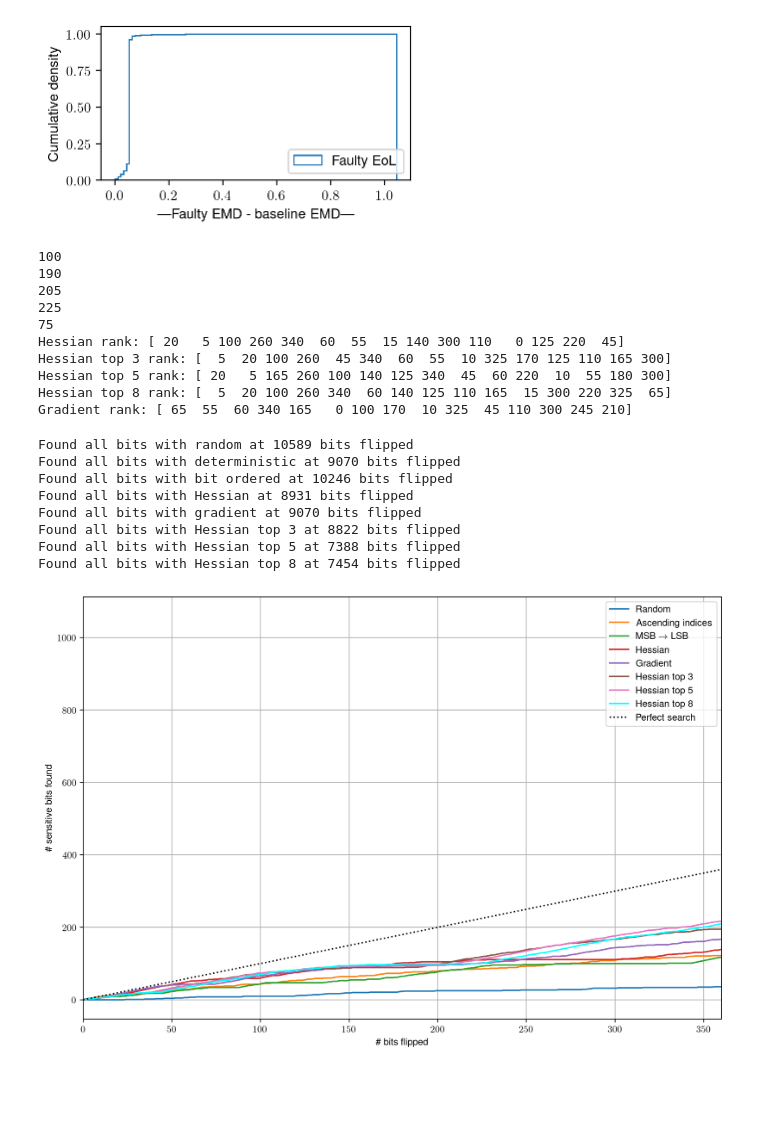
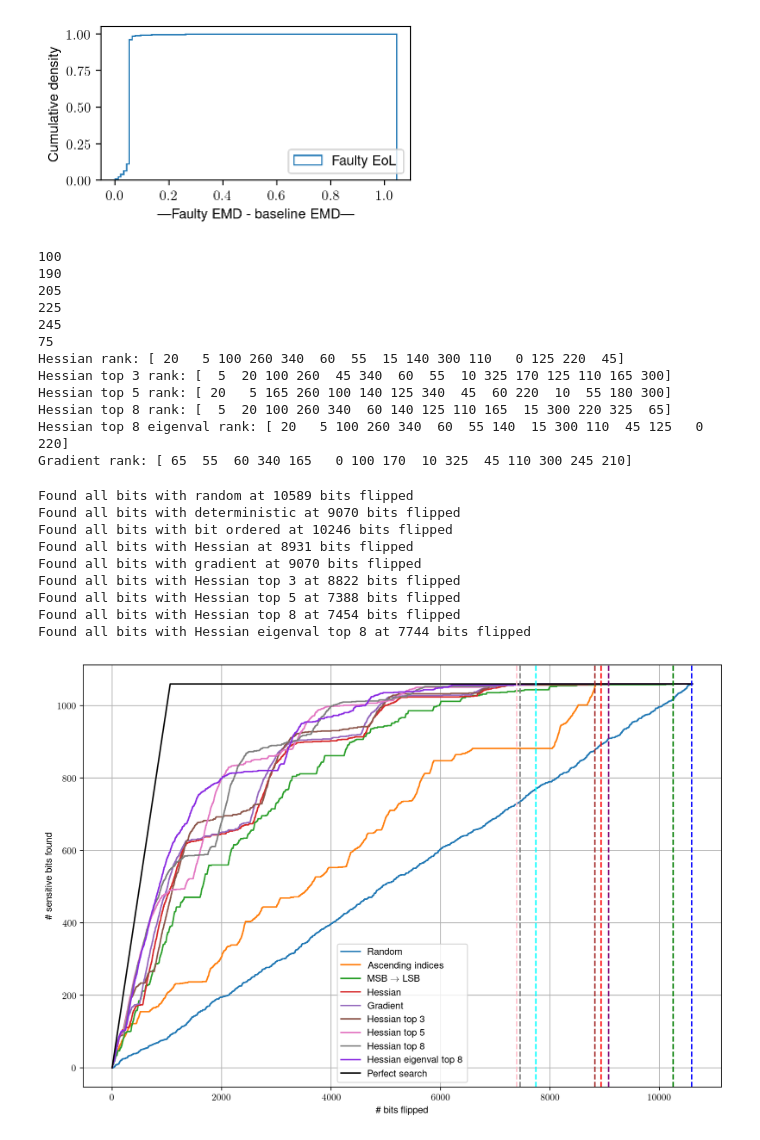
Before and after one commit to oliviaweng/fastml-science, a Jupyter notebook: sensor-data-compression/hessian-analysis/plot_paramater_ranking.ipynb, the cells around one changed output. Drawn from its saved outputs; the diff is of its cells as text; code cells hidden in the pictures; blank space fills up the shorter version.

```diff
--- a/sensor-data-compression/hessian-analysis/plot_paramater_ranking.ipynb
+++ b/sensor-data-compression/hessian-analysis/plot_paramater_ranking.ipynb
@@ -93,7 +93,6 @@ plt.savefig('plots/histogram_faulty_delta_emd.pdf', dpi=300, bbox_inches='tight'
 # %%
 # Convert encoder Hessian parameter ranking to bit indices
 BITWIDTH = 5
-CUTOFF = 0.05
 def sort_bits_MSB_to_LSB(param_bit_order_ranking):
     """
     Given a bit ranking in which the bits are ordered from MSB to LSB in
@@ -111,14 +110,14 @@ def sort_bits_MSB_to_LSB(param_bit_order_ranking):
     bit_rank = np.concatenate((sign_bits, int_bits, frac_bits))
     return bit_rank
 
-def convert_param_ranking_to_bit_ranking(conv_param_ranking, conv_param_score,dense_param_ranking, dense_param_score):
+def convert_param_ranking_to_bit_ranking(conv_param_ranking, conv_param_score, dense_param_ranking, dense_param_score, threshold=0.01):
     # Conv param ranking
     num_conv_bits = len(conv_param_ranking) * BITWIDTH
     bit_level_rank_conv = []
     remaining_conv_bits = []
     for i, param in enumerate(conv_param_ranking):
         bit_idx = param * BITWIDTH
-        if conv_param_score[i] > CUTOFF:
+        if conv_param_score[i] > threshold:
             bit_level_rank_conv.append(bit_idx)
             for j in range(1, BITWIDTH):
                 bit_level_rank_conv.append(bit_idx + j)
@@ -135,7 +134,7 @@ def convert_param_ranking_to_bit_ranking(conv_param_ranking, conv_param_score,de
     remaining_dense_bits = []
     for i, param in enumerate(dense_param_ranking):
         bit_idx = param * BITWIDTH + num_conv_bits
-        if dense_param_score[i] > CUTOFF:
+        if dense_param_score[i] > threshold:
             bit_level_rank_dense.append(bit_idx)
             for j in range(1, BITWIDTH):
                 bit_level_rank_dense.append(bit_idx + j)
@@ -153,7 +152,7 @@ def convert_param_ranking_to_bit_ranking(conv_param_ranking, conv_param_score,de
 # Parse hessian ranking file
 conv_hess_rank, conv_hess_score = parse_ranking_file('sensitivity_ranking_layer_conv2d_0_m.txt')
 dense_hess_rank, dense_hess_score = parse_ranking_file('sensitivity_ranking_layer_encoded_vector.txt')
-hessian_rank = convert_param_ranking_to_bit_ranking(conv_hess_rank, conv_hess_score,dense_hess_rank, dense_hess_score)
+hessian_rank = convert_param_ranking_to_bit_ranking(conv_hess_rank, conv_hess_score,dense_hess_rank, dense_hess_score, threshold=0.05)
 # Parse (top 3) hessian ranking file
 conv_hess_rank_top3, conv_hess_score_top3 = parse_ranking_file('top3_hess_ranking_layer_conv2d_0_m.txt')
 dense_hess_rank_top3, dense_hess_score_top3 = parse_ranking_file('top3_hess_ranking_layer_encoded_vector.txt')
@@ -161,7 +160,8 @@ hessian_rank_top3 = convert_param_ranking_to_bit_ranking(
     conv_hess_rank_top3,
     conv_hess_score_top3,
     dense_hess_rank_top3,
-    dense_hess_score_top3
+    dense_hess_score_top3,
+    threshold=0.05
 )
 # Parse (top 5) hessian ranking file
 conv_hess_rank_top5, conv_hess_score_top5 = parse_ranking_file('top5_hess_ranking_layer_conv2d_0_m.txt')
@@ -170,7 +170,8 @@ hessian_rank_top5 = convert_param_ranking_to_bit_ranking(
     conv_hess_rank_top5,
     conv_hess_score_top5,
     dense_hess_rank_top5,
-    dense_hess_score_top5
+    dense_hess_score_top5,
+    threshold=0.05
 )
 # Parse (top 8) hessian ranking file
 conv_hess_rank_top8, conv_hess_score_top8 = parse_ranking_file('top8_hess_ranking_layer_conv2d_0_m.txt')
@@ -179,27 +180,41 @@ hessian_rank_top8 = convert_param_ranking_to_bit_ranking(
     conv_hess_rank_top8,
     conv_hess_score_top8,
     dense_hess_rank_top8,
-    dense_hess_score_top8
+    dense_hess_score_top8,
+    threshold=0.05
+)
+# Parse (top 8) hessian ranking (eigenvalue included in score) file
+conv_hess_eigenval_rank_top8, conv_hess_eigenval_score_top8 = parse_ranking_file('top8_hess_eigenval_ranking_layer_conv2d_0_m.txt')
+dense_hess_eigenval_rank_top8, dense_hess_eigenval_score_top8 = parse_ranking_file('top8_hess_eigenval_ranking_layer_encoded_vector.txt')
+hessian_eigenval_rank_top8 = convert_param_ranking_to_bit_ranking(
+    conv_hess_eigenval_rank_top8,
+    conv_hess_eigenval_score_top8,
+    dense_hess_eigenval_rank_top8,
+    dense_hess_eigenval_score_top8,
+    threshold=0.8
 )
 # Parse gradient ranking file
 conv_grad_rank, conv_grad_score = parse_ranking_file('gradient_ranking_layer_conv2d_0_m.txt')
 dense_grad_rank, dense_grad_score = parse_ranking_file('gradient_ranking_layer_encoded_vector.txt')
-gradient_rank = convert_param_ranking_to_bit_ranking(conv_grad_rank, conv_grad_score, dense_grad_rank, dense_grad_score)
+gradient_rank = convert_param_ranking_to_bit_ranking(conv_grad_rank, conv_grad_score, dense_grad_rank, dense_grad_score, threshold=0.05)
 print(f"Hessian rank: {hessian_rank[:15]}")
 print(f"Hessian top 3 rank: {hessian_rank_top3[:15]}")
 print(f"Hessian top 5 rank: {hessian_rank_top5[:15]}")
 print(f"Hessian top 8 rank: {hessian_rank_top8[:15]}")
+print(f"Hessian top 8 eigenval rank: {hessian_eigenval_rank_top8[:15]}")
 print(f"Gradient rank: {gradient_rank[:15]}")
 # %% [output]
 100
 190
 205
 225
+245
 75
 Hessian rank: [ 20   5 100 260 340  60  55  15 140 300 110   0 125 220  45]
 Hessian top 3 rank: [  5  20 100 260  45 340  60  55  10 325 170 125 110 165 300]
 Hessian top 5 rank: [ 20   5 165 260 100 140 125 340  45  60 220  10  55 180 300]
 Hessian top 8 rank: [  5  20 100 260 340  60 140 125 110 165  15 300 220 325  65]
+Hessian top 8 eigenval rank: [ 20   5 100 260 340  60  55 140  15 300 110  45 125   0 220]
 Gradient rank: [ 65  55  60 340 165   0 100 170  10 325  45 110 300 245 210]
 # %%
 # Generate random list of bit indices to simulate random fault injection
@@ -225,6 +240,7 @@ hessian_top5_found = []
 hessian_top8_found = []
 bit_ordered_found = []
 deterministic_found = []
+hessian_eigenval_top8_found = []
 for i in range(NUM_BITS):
     if random_bit_indices[i] in top_k_bit_indices:
         random_found.append(1)
@@ -258,6 +274,10 @@ for i in range(NUM_BITS):
         hessian_top8_found.append(1)
     if hessian_rank_top8[i] not in top_k_bit_indices:
         hessian_top8_found.append(0)
+    if hessian_eigenval_rank_top8[i] in top_k_bit_indices:
+        hessian_eigenval_top8_found.append(1)
+    if hessian_eigenval_rank_top8[i] not in top_k_bit_indices:
+        hessian_eigenval_top8_found.append(0)
 random_found = np.cumsum(np.array(random_found))
 random_all_bits_found = np.argwhere(random_found == NUM_TOP_K_BIT_INDICES)[0][0]
 print(f"Found all bits with random at {random_all_bits_found} bits flipped")
@@ -282,40 +302,50 @@ print(f"Found all bits with Hessian top 5 at {hess_top5_all_bits_found} bits fli
 hessian_top8_found = np.cumsum(np.array(hessian_top8_found))
 hess_top8_all_bits_found = np.argwhere(hessian_top8_found == NUM_TOP_K_BIT_INDICES)[0][0]
 print(f"Found all bits with Hessian top 8 at {hess_top8_all_bits_found} bits flipped")
+hessian_eigenval_top8_found = np.cumsum(np.array(hessian_eigenval_top8_found))
+hess_eigenval_top8_all_bits_found = np.argwhere(hessian_eigenval_top8_found == NUM_TOP_K_BIT_INDICES)[0][0]
+print(f"Found all bits with Hessian eigenval top 8 at {hess_eigenval_top8_all_bits_found} bits flipped")
 
+perfect_search = np.concatenate((
+    np.arange(NUM_TOP_K_BIT_INDICES),
+    np.array([NUM_TOP_K_BIT_INDICES] * (NUM_BITS - NUM_TOP_K_BIT_INDICES))
+))
 
 # Plot
 fig, ax = plt.subplots(figsize=(12,8)) # Sample figsize in inches
 ax.plot(np.arange(NUM_BITS), random_found, label='Random')
 ax.plot(np.arange(NUM_BITS), deterministic_found, label='Ascending indices')
 ax.plot(np.arange(NUM_BITS), bit_ordered_found, label=r'MSB $\rightarrow$ LSB')
 ax.plot(np.arange(NUM_BITS), hessian_found, label='Hessian')
 ax.plot(np.arange(NUM_BITS), grad_found, label='Gradient')
 ax.plot(np.arange(NUM_BITS), hessian_top3_found, label='Hessian top 3')
 ax.plot(np.arange(NUM_BITS), hessian_top5_found, label='Hessian top 5')
-ax.plot(np.arange(NUM_BITS), hessian_top8_found, color="cyan", label='Hessian top 8')
-ax.plot(np.arange(NUM_TOP_K_BIT_INDICES), np.arange(NUM_TOP_K_BIT_INDICES), color='black', linestyle=':', label='Perfect search')
+ax.plot(np.arange(NUM_BITS), hessian_top8_found, label='Hessian top 8')
+ax.plot(np.arange(NUM_BITS), hessian_eigenval_top8_found, color="blueviolet", label='Hessian eigenval top 8')
+ax.plot(np.arange(NUM_BITS), perfect_search, color='black', label='Perfect search')
 ax.set_xlabel('\# bits flipped')
 ax.set_ylabel('\# sensitive bits found')
-ax.set_xlim([0, 360])
+# ax.set_xlim([0, 360])
 ax.legend()
 ax.grid()
 plt.axvline(x=random_all_bits_found, color='blue', linestyle='--')
 plt.axvline(x=deterministic_all_bits_found, color='orange', linestyle='--')
 plt.axvline(x=bit_ordered_all_bits_found, color='green', linestyle='--')
 plt.axvline(x=hess_all_bits_found, color='red', linestyle='--')
 plt.axvline(x=grad_all_bits_found, color='purple', linestyle='--')
 plt.axvline(x=hess_top3_all_bits_found, color='brown', linestyle='--')
 plt.axvline(x=hess_top5_all_bits_found, color='pink', linestyle='--')
-plt.axvline(x=hess_top8_all_bits_found, color='cyan', linestyle='--')
-plt.savefig(f'plots/fault_sensitivity_ranking_{TOP_K_LABEL}_conv_only.pdf', dpi=300, bbox_inches='tight')
+plt.axvline(x=hess_top8_all_bits_found, color='gray', linestyle='--')
+plt.axvline(x=hess_eigenval_top8_all_bits_found, color='cyan', linestyle='--')
+plt.savefig(f'plots/fault_sensitivity_ranking_{TOP_K_LABEL}.pdf', dpi=300, bbox_inches='tight')
 # %% [output]
 Found all bits with random at 10589 bits flipped
 Found all bits with deterministic at 9070 bits flipped
 Found all bits with bit ordered at 10246 bits flipped
 Found all bits with Hessian at 8931 bits flipped
 Found all bits with gradient at 9070 bits flipped
 Found all bits with Hessian top 3 at 8822 bits flipped
 Found all bits with Hessian top 5 at 7388 bits flipped
 Found all bits with Hessian top 8 at 7454 bits flipped
+Found all bits with Hessian eigenval top 8 at 7744 bits flipped
-[figure, old version]
+[figure, new version]
```
Also changed, not shown: parts of 2 cells of this notebook, 10 other files.
